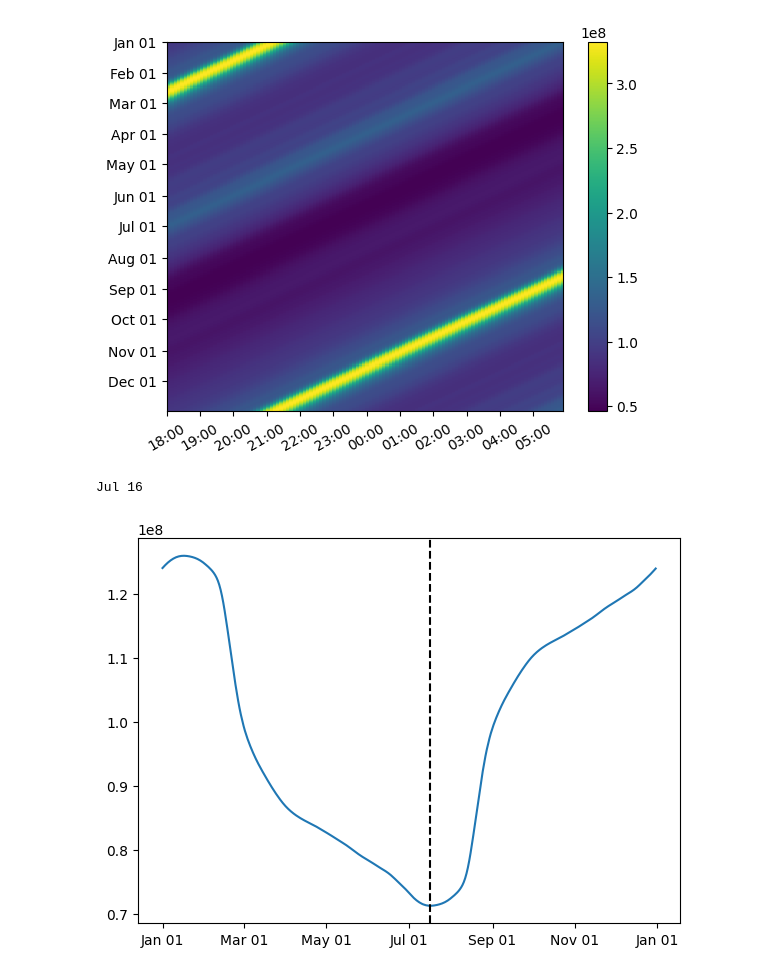
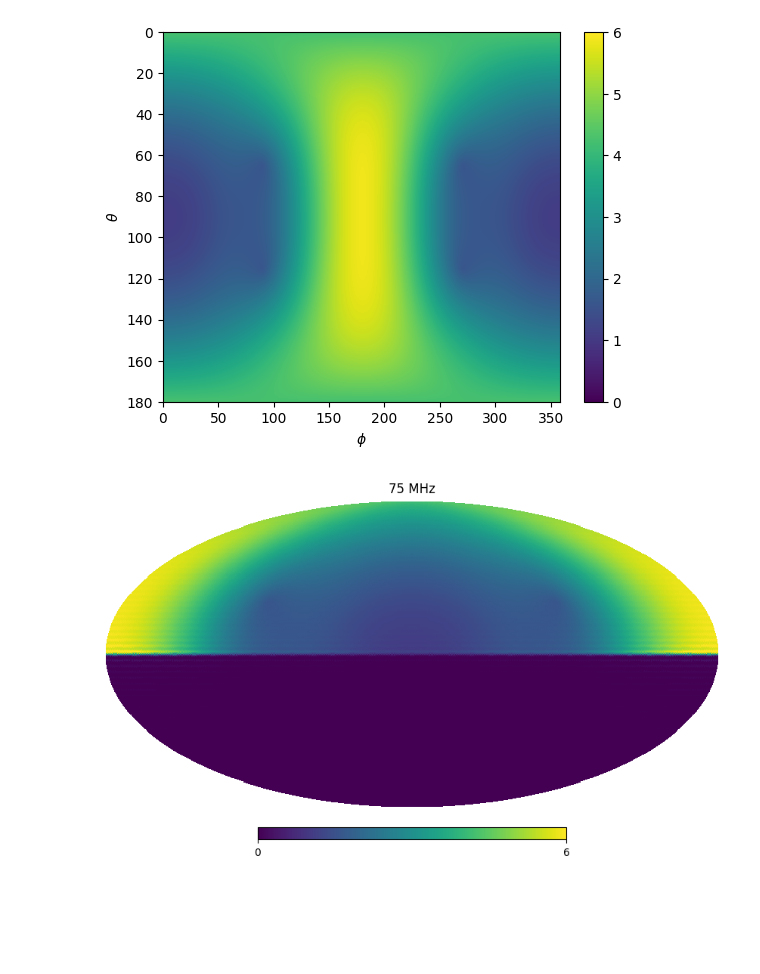
Before and after one commit to christianhbye/eigsep_misc, a Jupyter notebook: marjum_sources/Untitled.ipynb, the cells around one changed output. Cells and saved outputs as stored; diff of their text form; code cells hidden in the pictures; blank space fills up the shorter version.

Commit message:
update with vivaldi beam

```diff
--- a/marjum_sources/Untitled.ipynb
+++ b/marjum_sources/Untitled.ipynb
@@ -18,6 +35,23 @@ FREQ = 75
 # %%
 gsm = gsm16(freq_unit="MHz", data_unit="TRJ", resolution="low", include_cmb=True)
 m = gsm.generate(FREQ)
-m = Rotator(coord="GC").rotate_map_alms(m)  # rotate to equatorial firsr
+NSIDE = hp.get_nside(m)
+m = cro.Rotator(coord="GC").rotate_map_alms(m)
+
+# add point sources
+sources = {
+    "cyg": (SkyCoord("19h59m28.3566s", "40d44m02.096s", frame="fk5"), 10e4),
+    "cas": (SkyCoord("23h23m24s", "58d48.9m", frame="fk5"), 10e4),
+    "tau": (SkyCoord("05h34m31.94s", "22d00m52.2s", frame="fk5"), 10e4),
+    "virgo": (SkyCoord("12h30m49.42338s", "12d23m28.0439s", frame="fk5"), 10e4),
+}
+
+for src in sources:
+    coord, brightness = sources[src]
+    pix = hp.ang2pix(NSIDE, coord.ra.deg, coord.dec.deg, lonlat=True)
+    print(src, pix, coord.ra.deg, coord.dec.deg)
+    m[pix] += brightness
+
 hp.mollview(m, cbar=True, title=f"{FREQ} MHz", min=900, max=18e3, unit="Kelvin")
+sky = cro.Sky.from_healpix(cro.HealpixMap(m, frequencies=FREQ, coord="C"), lmax=LMAX)
 # %% [output]
@@ -24,2 +62,25 @@ hp.mollview(m, cbar=True, title=f"{FREQ} MHz", min=900, max=18e3, unit="Kelvin")
 [figure]
+# %%
+beam = np.loadtxt("vivaldi75mhz.txt", skiprows=2)
+theta = np.deg2rad(beam[:, 0]).reshape(360, 181).T
+phi = np.deg2rad(beam[:, 1]).reshape(360, 181).T
+beam = beam[:, 2].reshape(360, 181).T
+# remove phi = 360
+theta = theta[:, :-1]
+phi = phi[:, :-1]
+beam = beam[:, :-1]
+plt.figure()
+plt.imshow(beam, aspect="auto", extent=[np.rad2deg(angle) for angle in [phi.min(), phi.max(), theta.max(), theta.min()]], vmin=0, vmax=6)
+plt.ylabel("$\\theta$")
+plt.xlabel("$\\phi$")
+plt.colorbar()
+plt.show()
+
+beam = cro.Beam.from_grid(beam, theta[:, 0], phi[0], LMAX, frequencies=FREQ, coord="T")
+#beam.compute_total_power()
+beam.horizon_cut()
+hp.mollview(beam.hp_map(NSIDE), cbar=True, title=f"{FREQ} MHz", min=0, max=6)
+# %% [output]
+[figure, added]
+[figure, added]
 # %%
@@ -42,23 +92,0 @@ avg_t = avg_t.reshape(times.shape)
-# %%
-extent = [times[0, 0], times[0, -1], times[-1, 0], times[0, 0]]
-extent = [t.datetime for t in extent]
-plt.figure()
-plt.imshow(avg_t, aspect="auto", interpolation="none", extent=extent)
-plt.gca().yaxis.set_major_formatter(mdates.DateFormatter('%b %d'))
-plt.gca().xaxis.set_major_formatter(mdates.DateFormatter('%H:%M'))
-plt.xticks(rotation=30)
-plt.colorbar()
-plt.show()
-# %% [output]
-[figure, removed]
-# %%
-plt.figure(figsize=(7, 5))
-plt.plot(times[:, 0].datetime, avg_t.mean(axis=-1))
-best_day = times[np.argmin(avg_t.mean(axis=1)), 0]
-print(best_day.datetime.strftime("%b %d"))
-plt.axvline(best_day.datetime, ls="--", c="k")
-plt.gca().xaxis.set_major_formatter(mdates.DateFormatter('%b %d'))
-plt.show()
-# %% [output]
-Jul 16
-[figure, removed]
```
Also changed, not shown: parts of 9 cells of this notebook.
